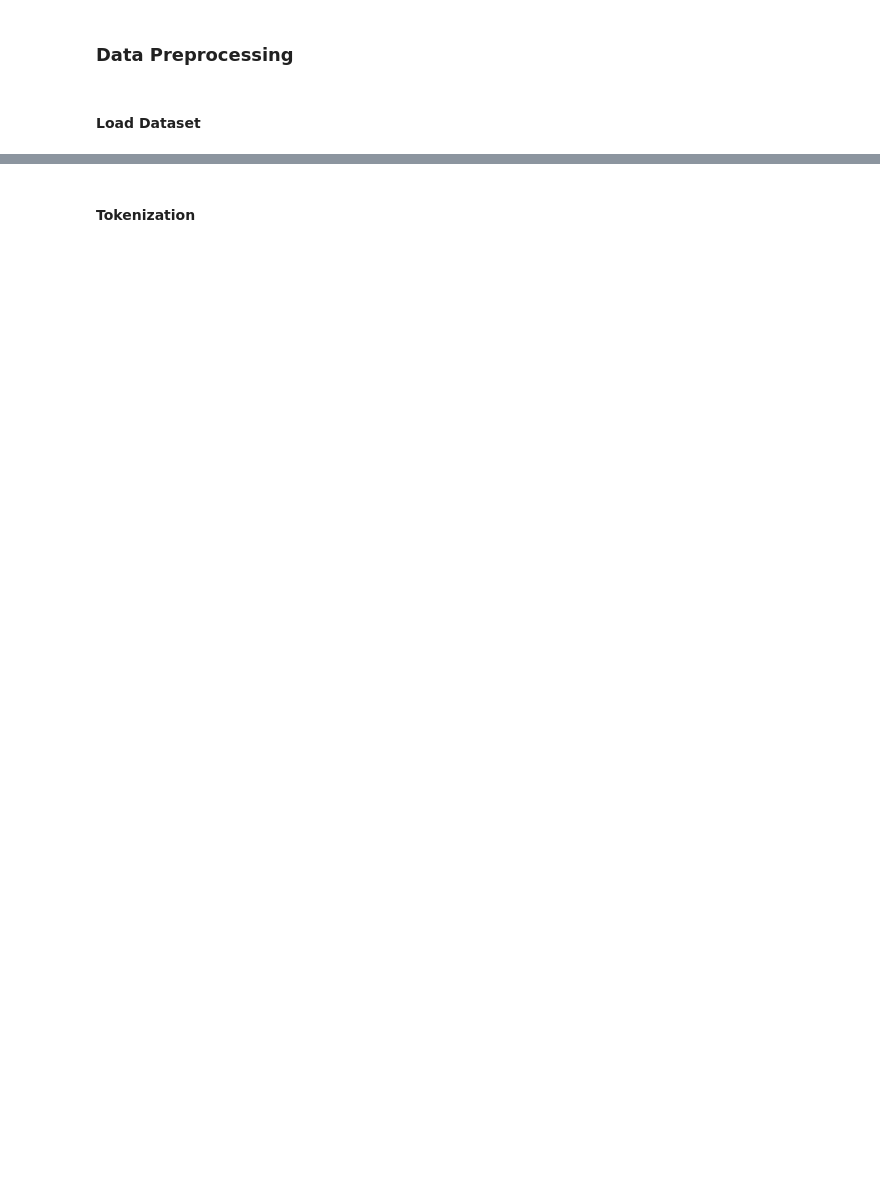
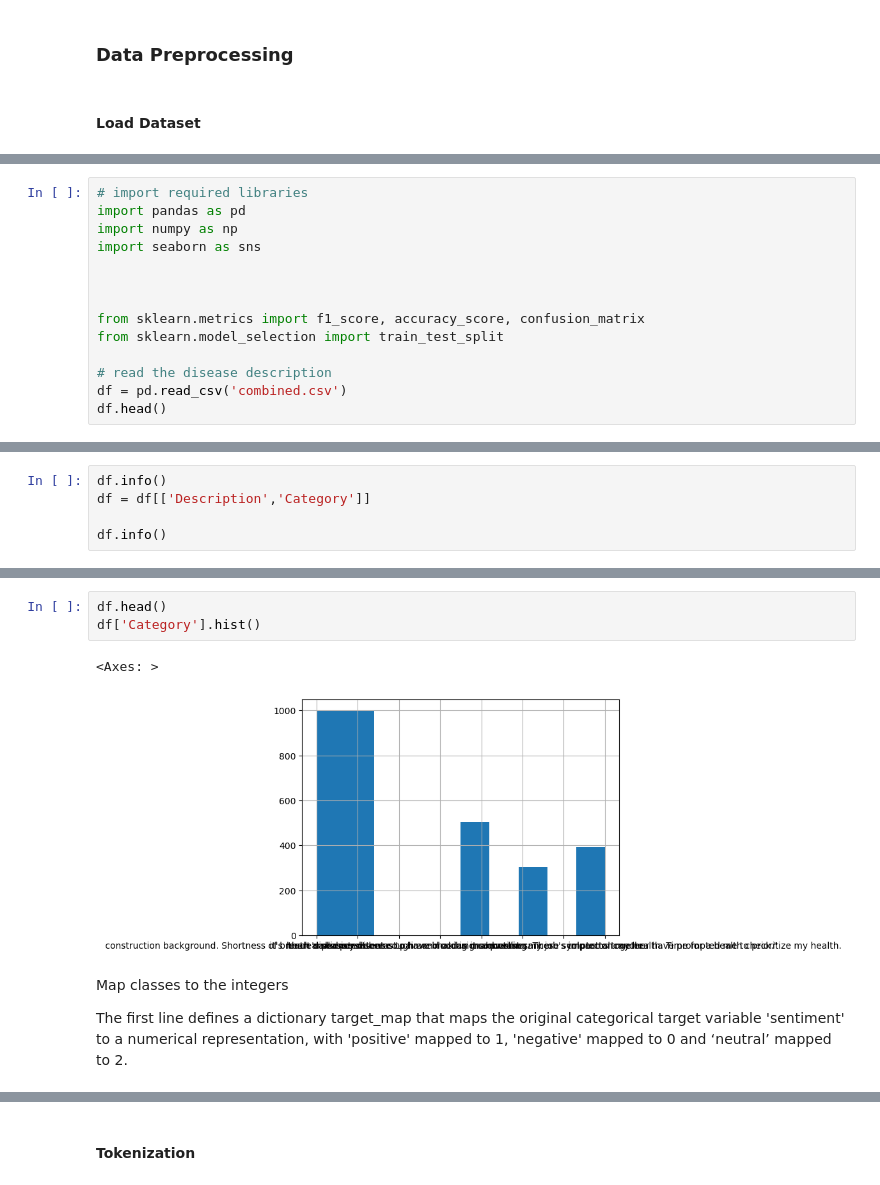
Before and after one commit to tingwei124/BERT_ContextClassifier, a Jupyter notebook: demo.ipynb, the cells around one changed output, grey strips where cells are left out. Drawn from its saved outputs; the diff is of its cells as text; blank space fills up the shorter version.

```diff
--- a/demo.ipynb
+++ b/demo.ipynb
@@ -19,0 +10,14 @@ imdb["test"][0]
+# %%
+# import required libraries
+import pandas as pd
+import numpy as np
+import seaborn as sns
+
+
+
+from sklearn.metrics import f1_score, accuracy_score, confusion_matrix
+from sklearn.model_selection import train_test_split
+
+# read the disease description
+df = pd.read_csv('combined.csv')
+df.head()
@@ -19,0 +31,5 @@ imdb["test"][0]
+# %%
+df.info()
+df = df[['Description','Category']]
+
+df.info()
@@ -19,0 +55,10 @@ imdb["test"][0]
+# %%
+df.head()
+df['Category'].hist()
+# %% [output]
+<Axes: >
+[figure, added]
+# %% [markdown]
+Map classes to the integers
+
+The first line defines a dictionary target_map that maps the original categorical target variable 'sentiment' to a numerical representation, with 'positive' mapped to 1, 'negative' mapped to 0 and ‘neutral’ mapped to 2.
```
Also changed, not shown: parts of 18 cells of this notebook, 3 other files.
